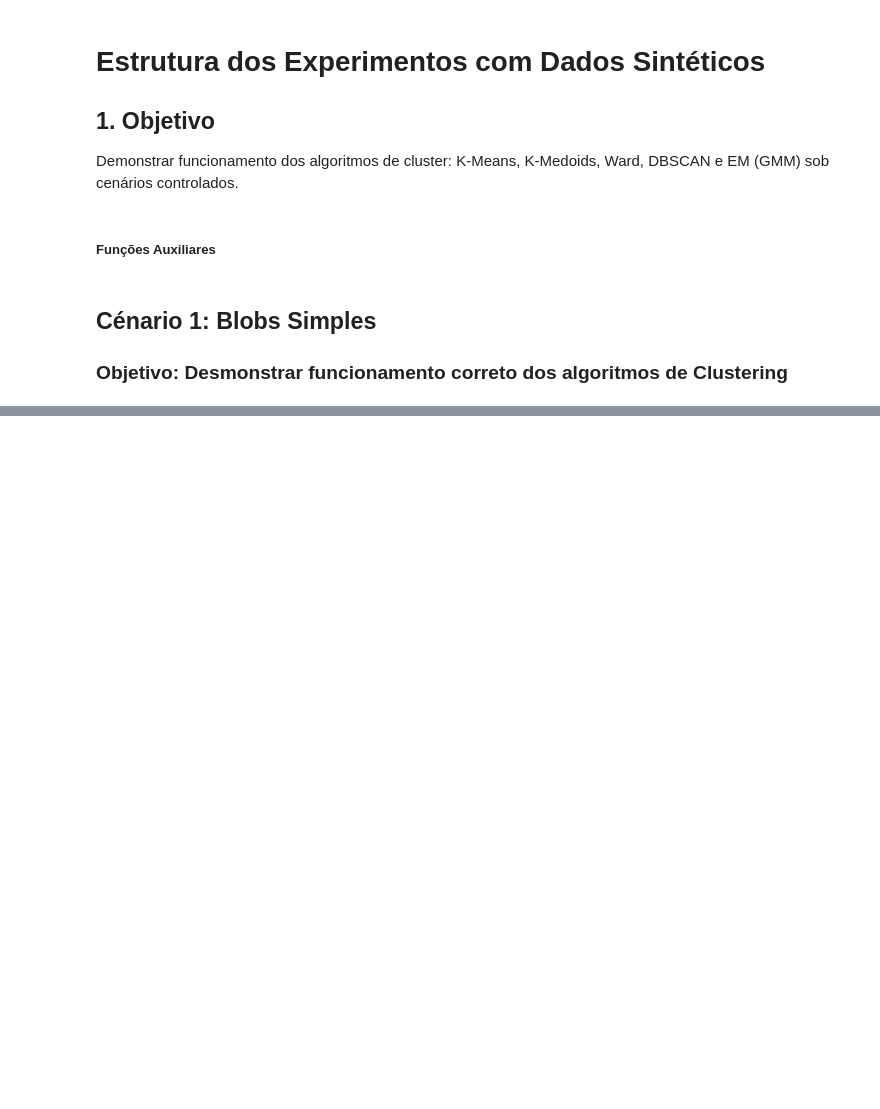
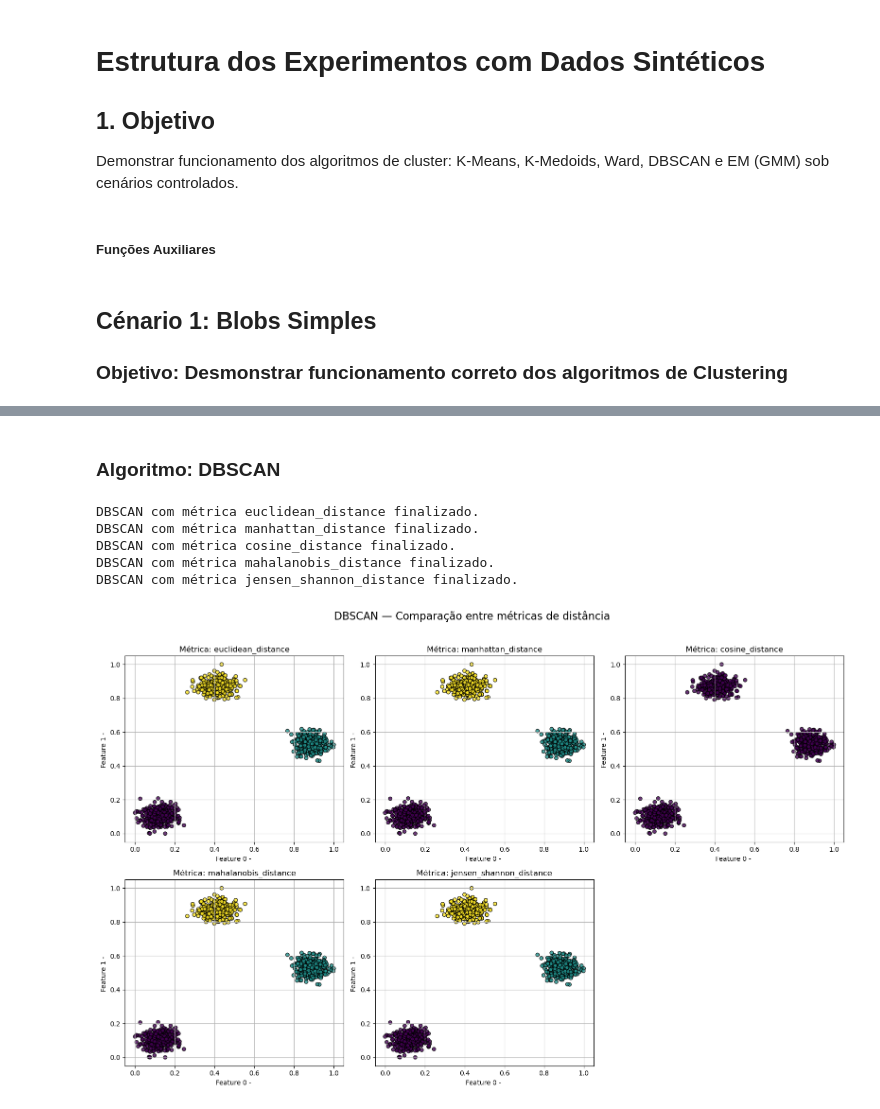
Before and after one commit to JaneOliveira/clustering-client-segmentation-tcc, a Jupyter notebook: notebooks/ExperimentoDatasetSintetico.ipynb, the cells around one changed output, grey strips where cells are left out. Cells and saved outputs as stored; diff of their text form; code cells hidden in the pictures; blank space fills up the shorter version.

```diff
--- a/notebooks/ExperimentoDatasetSintetico.ipynb
+++ b/notebooks/ExperimentoDatasetSintetico.ipynb
@@ -690,0 +168,33 @@ ward.plot_dendrogram(truncate_mode='lastp', p=10)
+# %% [markdown]
+### Algoritmo: DBSCAN
+# %%
+results_dbscan = []
+plots_dbscan = {}
+
+for metric_name in metrics:
+    dbscan = DBSCAN(eps=0.3, min_samples=10, metric=metric_name)
+    t0 = time()
+    dbscan.fit(X)
+    runtime_dbscan = time() - t0
+    labels_dbscan = dbscan.labels_
+
+    eval_metric = silhouette_metric_name.get(metric_name, 'euclidean')
+    eval_kwargs = {} if eval_metric != 'mahalanobis' else {'VI': VI}
+
+    metrics_result = calculate_clustering_metrics( algorithm_name="DBSCAN", metric_name=metric_name, runtime=runtime_dbscan, X=X, labels=labels_dbscan,eval_metric=eval_metric, eval_kwargs=eval_kwargs
+    )
+    results_dbscan.append(metrics_result)
+
+    plots_dbscan[metric_name] = {"X": X, "labels": labels_dbscan, "model": dbscan
+    }
+    print(f"DBSCAN com métrica {metric_name} finalizado.")
+# %% [output]
+DBSCAN com métrica euclidean_distance finalizado.
+DBSCAN com métrica manhattan_distance finalizado.
+DBSCAN com métrica cosine_distance finalizado.
+DBSCAN com métrica mahalanobis_distance finalizado.
+DBSCAN com métrica jensen_shannon_distance finalizado.
+# %%
+plot_algorithm_all_metrics(plots_dbscan, "DBSCAN", x_index=0, y_index=1)
+# %% [output]
+[figure, added]
```
Also changed, not shown: parts of 86 cells of this notebook.
